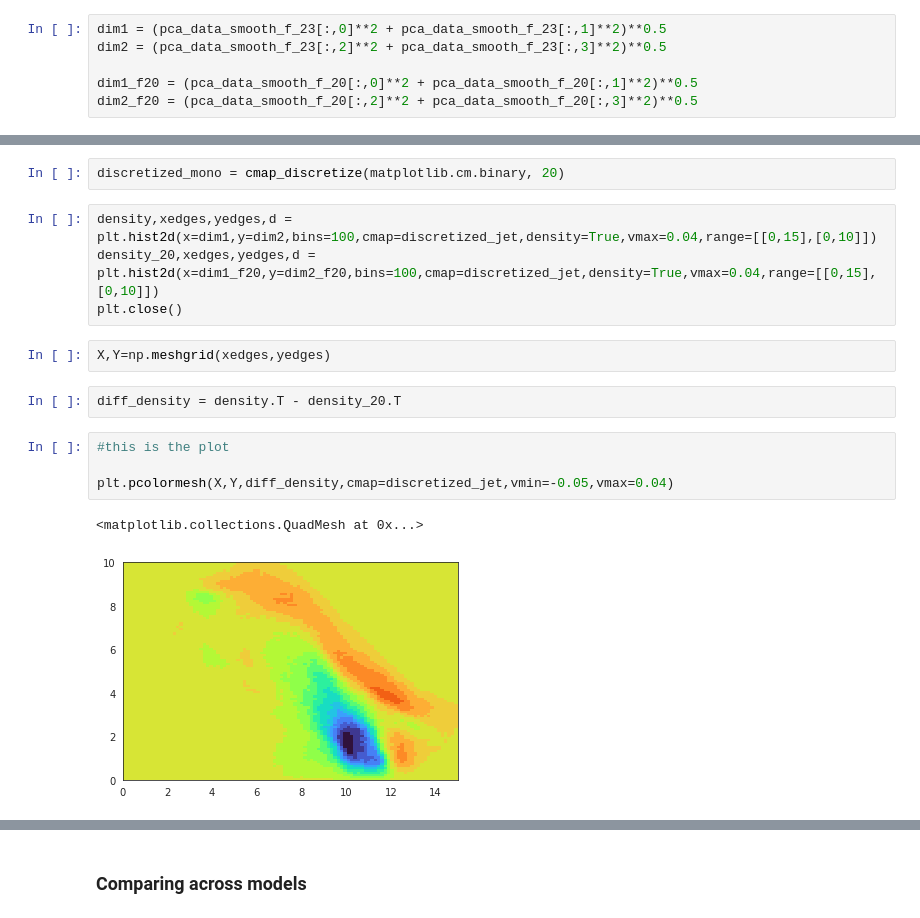
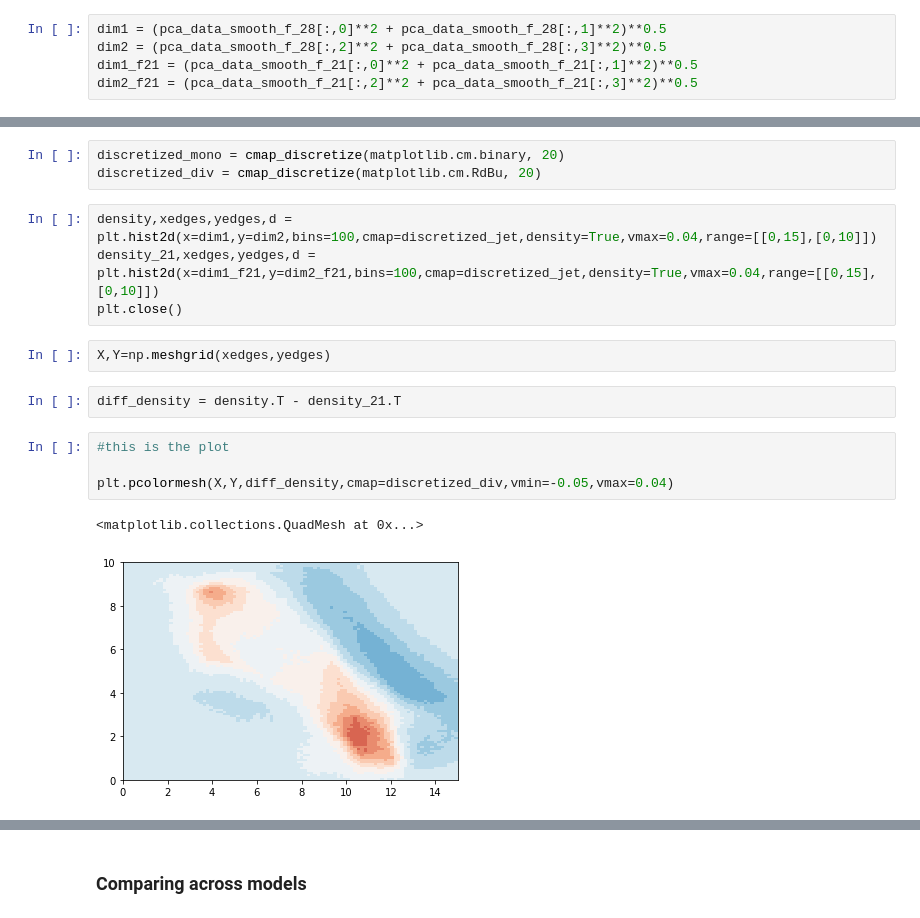
Before and after one commit to raghul-parthipan/l96_rnn, a Jupyter notebook: analysis/analysis_notebook/regime_analysis_paper_plots_clim_change.ipynb, the cells around one changed output, grey strips where cells are left out. Drawn from its saved outputs; the diff is of its cells as text.

```diff
--- a/analysis/analysis_notebook/regime_analysis_paper_plots_clim_change.ipynb
+++ b/analysis/analysis_notebook/regime_analysis_paper_plots_clim_change.ipynb
@@ -62,9 +90,8 @@ pca_data_smooth_f_23 = pca_smooth.transform(smoothed_data) #for the f 23 test da
 # %%
-dim1 = (pca_data_smooth_f_23[:,0]**2 + pca_data_smooth_f_23[:,1]**2)**0.5
-dim2 = (pca_data_smooth_f_23[:,2]**2 + pca_data_smooth_f_23[:,3]**2)**0.5
-
-dim1_f20 = (pca_data_smooth_f_20[:,0]**2 + pca_data_smooth_f_20[:,1]**2)**0.5
-dim2_f20 = (pca_data_smooth_f_20[:,2]**2 + pca_data_smooth_f_20[:,3]**2)**0.5
+dim1 = (pca_data_smooth_f_28[:,0]**2 + pca_data_smooth_f_28[:,1]**2)**0.5
+dim2 = (pca_data_smooth_f_28[:,2]**2 + pca_data_smooth_f_28[:,3]**2)**0.5
+dim1_f21 = (pca_data_smooth_f_21[:,0]**2 + pca_data_smooth_f_21[:,1]**2)**0.5
+dim2_f21 = (pca_data_smooth_f_21[:,2]**2 + pca_data_smooth_f_21[:,3]**2)**0.5
 # %%
 def cmap_discretize(cmap, N):
     """Return a discrete colormap from the continuous colormap cmap.
@@ -86,18 +113,19 @@ def cmap_discretize(cmap, N):
 discretized_jet = cmap_discretize(matplotlib.cm.turbo, 20)
 # %%
 discretized_mono = cmap_discretize(matplotlib.cm.binary, 20)
+discretized_div = cmap_discretize(matplotlib.cm.RdBu, 20)
 # %%
 density,xedges,yedges,d = plt.hist2d(x=dim1,y=dim2,bins=100,cmap=discretized_jet,density=True,vmax=0.04,range=[[0,15],[0,10]])
-density_20,xedges,yedges,d = plt.hist2d(x=dim1_f20,y=dim2_f20,bins=100,cmap=discretized_jet,density=True,vmax=0.04,range=[[0,15],[0,10]])
+density_21,xedges,yedges,d = plt.hist2d(x=dim1_f21,y=dim2_f21,bins=100,cmap=discretized_jet,density=True,vmax=0.04,range=[[0,15],[0,10]])
 plt.close()
 # %%
 X,Y=np.meshgrid(xedges,yedges)
 # %%
-diff_density = density.T - density_20.T
+diff_density = density.T - density_21.T
 # %%
 #this is the plot
 
-plt.pcolormesh(X,Y,diff_density,cmap=discretized_jet,vmin=-0.05,vmax=0.04)
+plt.pcolormesh(X,Y,diff_density,cmap=discretized_div,vmin=-0.05,vmax=0.04)
 # %% [output]
 <matplotlib.collections.QuadMesh at 0x...>
-[figure, old version]
+[figure, new version]
```
Also changed, not shown: parts of 52 cells of this notebook, 4 other files.
